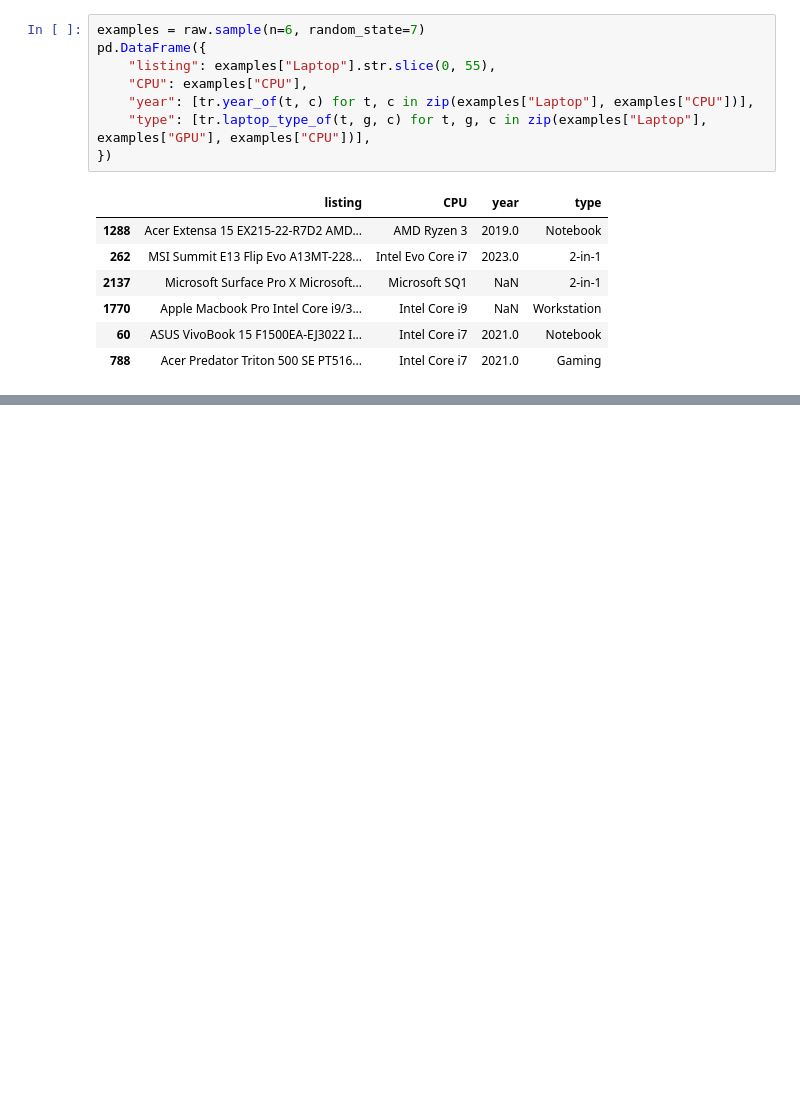
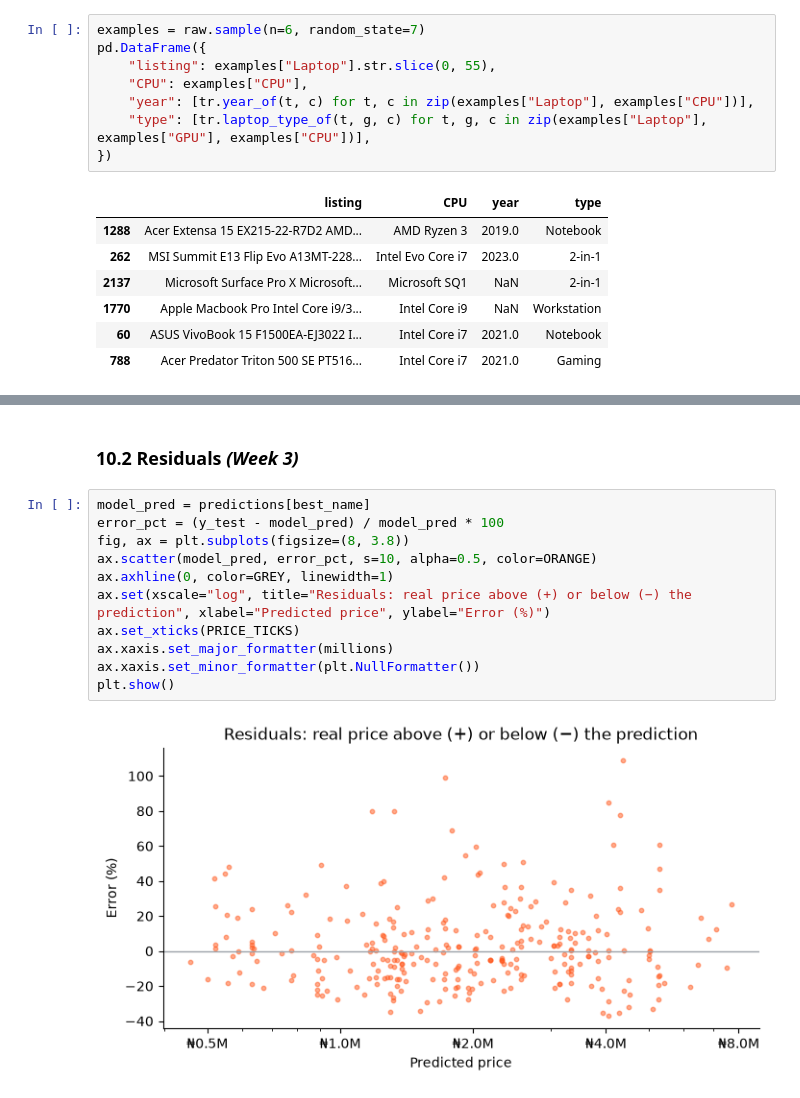
Before and after one commit to iamelio/used-laptop-price-estimator, a Jupyter notebook: notebooks/laptop_price_model.ipynb, the cells around one changed output, grey strips where cells are left out. Saved outputs shown, nothing was run; the diff lists cells and outputs as text; blank space fills up the shorter version.

```diff
--- a/notebooks/laptop_price_model.ipynb
+++ b/notebooks/laptop_price_model.ipynb
@@ -490,0 +493,15 @@ plt.show()
+# %% [markdown]
+### 10.2 Residuals *(Week 3)*
+# %%
+model_pred = predictions[best_name]
+error_pct = (y_test - model_pred) / model_pred * 100
+fig, ax = plt.subplots(figsize=(8, 3.8))
+ax.scatter(model_pred, error_pct, s=10, alpha=0.5, color=ORANGE)
+ax.axhline(0, color=GREY, linewidth=1)
+ax.set(xscale="log", title="Residuals: real price above (+) or below (−) the prediction", xlabel="Predicted price", ylabel="Error (%)")
+ax.set_xticks(PRICE_TICKS)
+ax.xaxis.set_major_formatter(millions)
+ax.xaxis.set_minor_formatter(plt.NullFormatter())
+plt.show()
+# %% [output]
+[figure, added]
```
Also changed, not shown: parts of 78 cells of this notebook.
